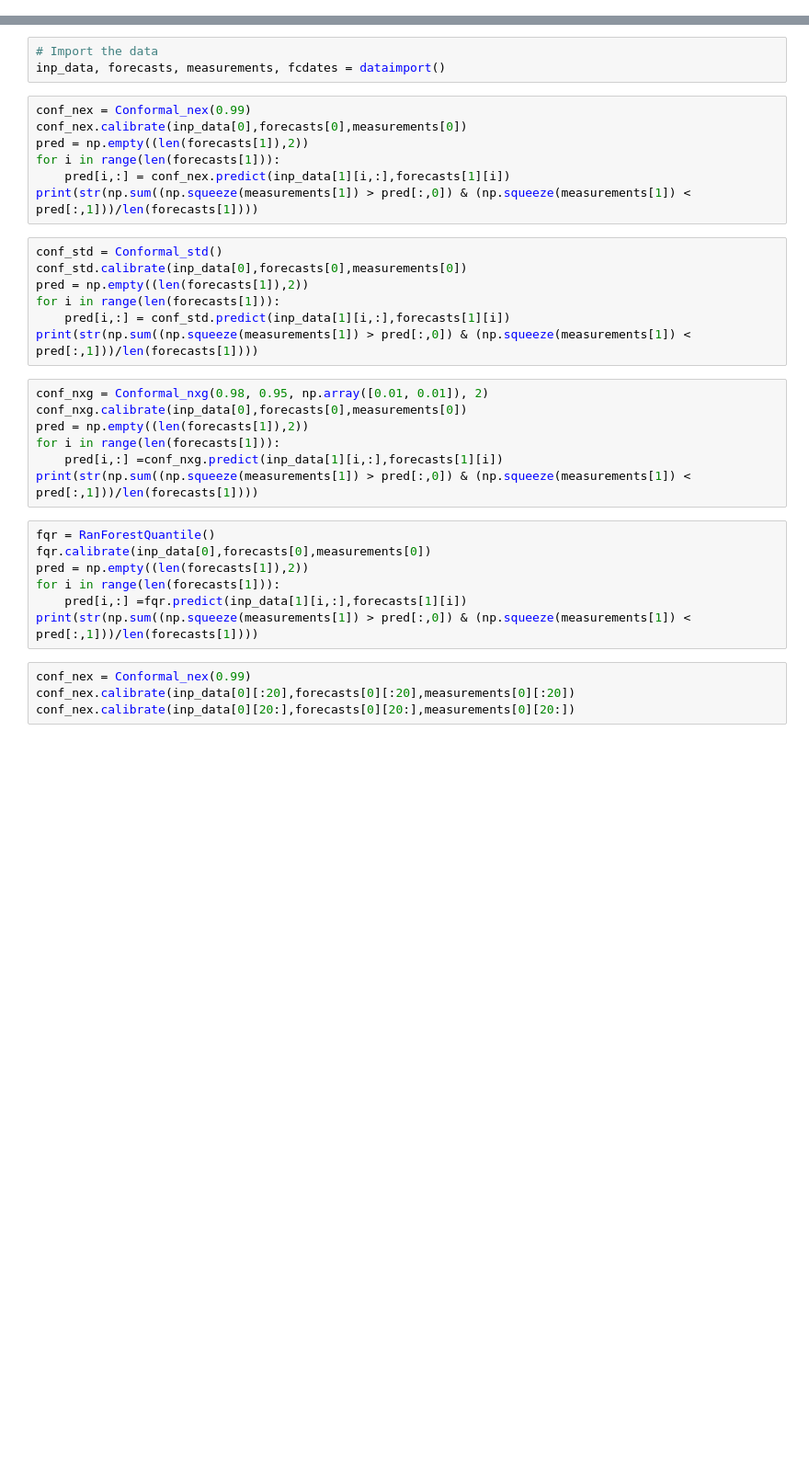
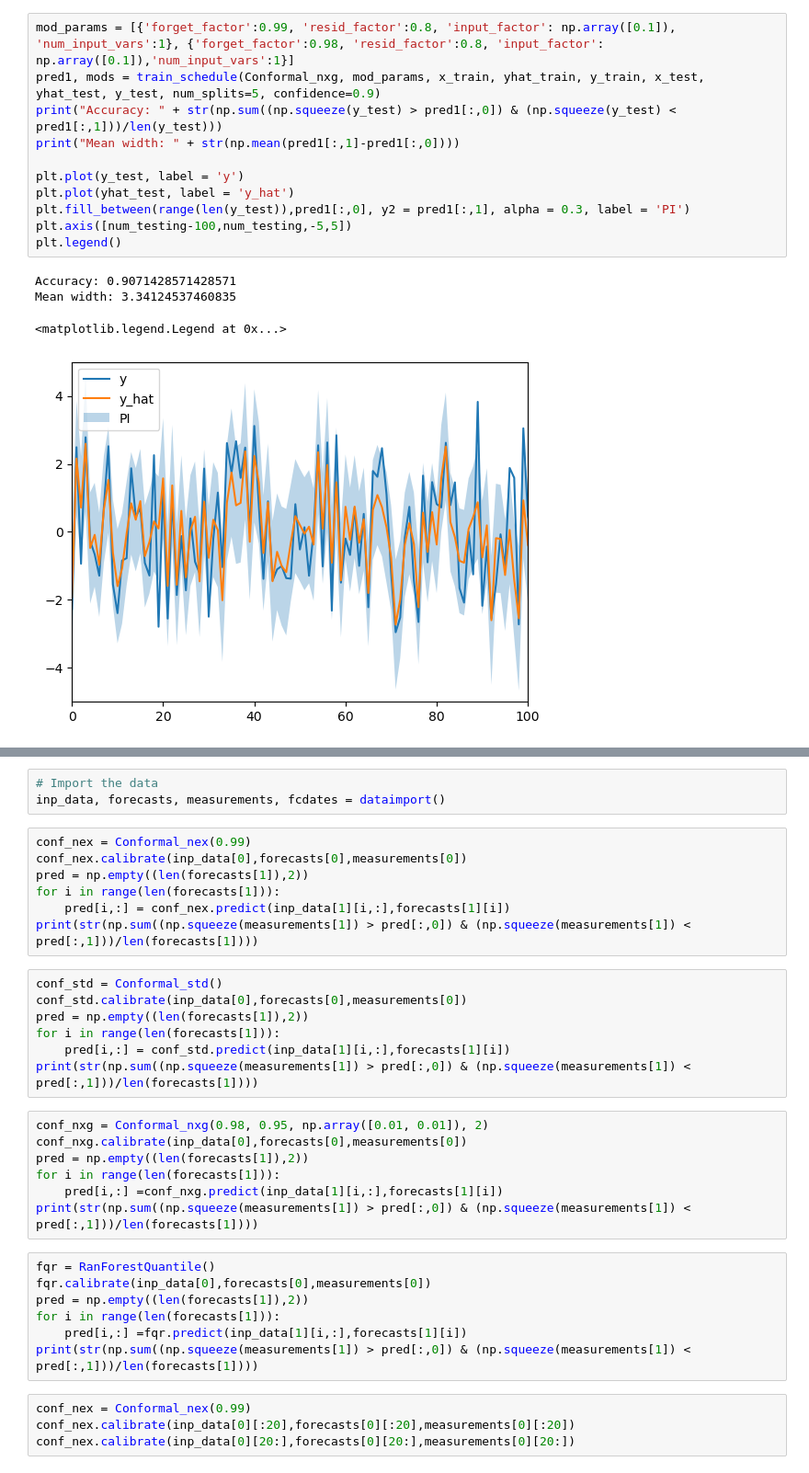
Before and after one commit to salthoff/wind-prediction-conformal, a Jupyter notebook: model_compare.ipynb, the cells around one changed output, grey strips where cells are left out. Shown: that part at 92% size. Cells and saved outputs as stored; diff of their text form; blank space fills up the shorter version.

```diff
--- a/model_compare.ipynb
+++ b/model_compare.ipynb
@@ -10,0 +64,16 @@ import matplotlib.pyplot as plt
+# %%
+mod_params = [{'forget_factor':0.99, 'resid_factor':0.8, 'input_factor': np.array([0.1]), 'num_input_vars':1}, {'forget_factor':0.98, 'resid_factor':0.8, 'input_factor': np.array([0.1]),'num_input_vars':1}]
+pred1, mods = train_schedule(Conformal_nxg, mod_params, x_train, yhat_train, y_train, x_test, yhat_test, y_test, num_splits=5, confidence=0.9)
+print("Accuracy: " + str(np.sum((np.squeeze(y_test) > pred1[:,0]) & (np.squeeze(y_test) < pred1[:,1]))/len(y_test)))
+print("Mean width: " + str(np.mean(pred1[:,1]-pred1[:,0])))
+
+plt.plot(y_test, label = 'y')
+plt.plot(yhat_test, label = 'y_hat')
+plt.fill_between(range(len(y_test)),pred1[:,0], y2 = pred1[:,1], alpha = 0.3, label = 'PI')
+plt.axis([num_testing-100,num_testing,-5,5])
+plt.legend()
+# %% [output]
+Accuracy: 0.9071428571428571
+Mean width: 3.34124537460835
+<matplotlib.legend.Legend at 0x...>
+[figure, added]
```
Also changed, not shown: parts of 14 cells of this notebook, 3 other files.
